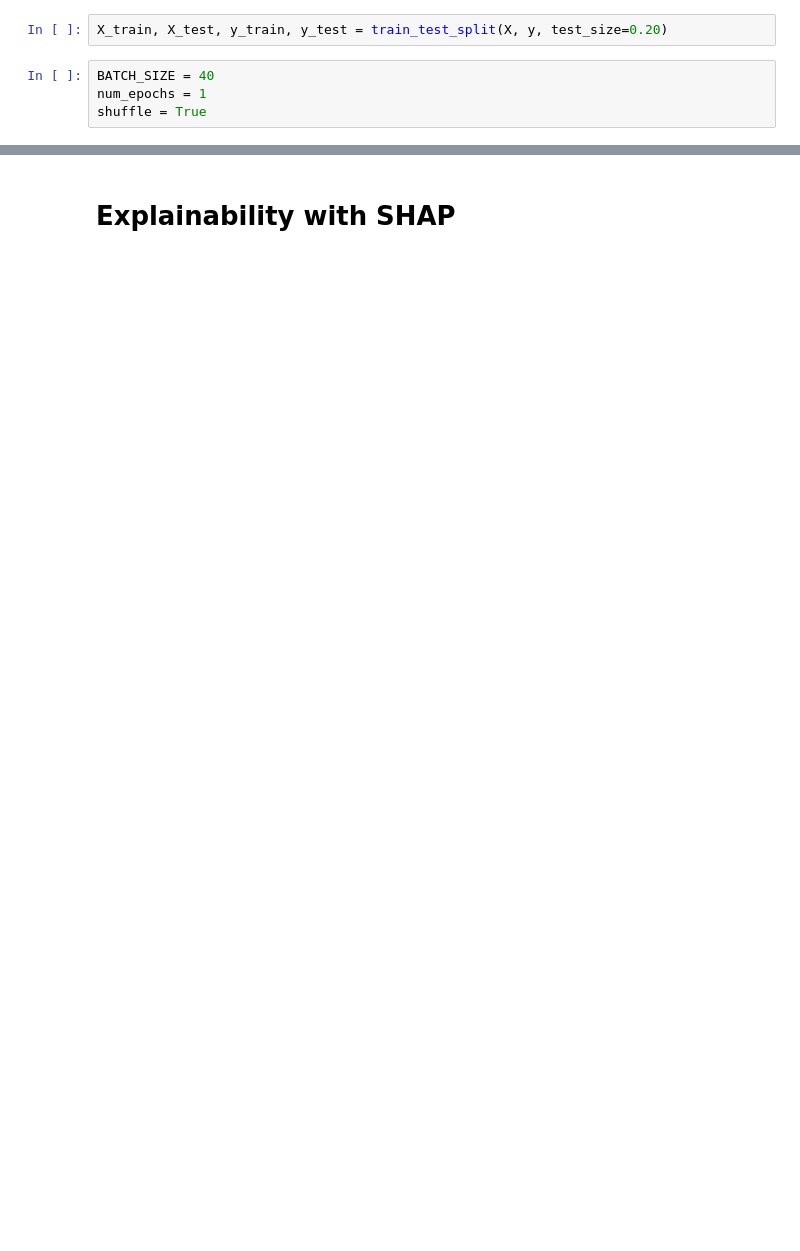
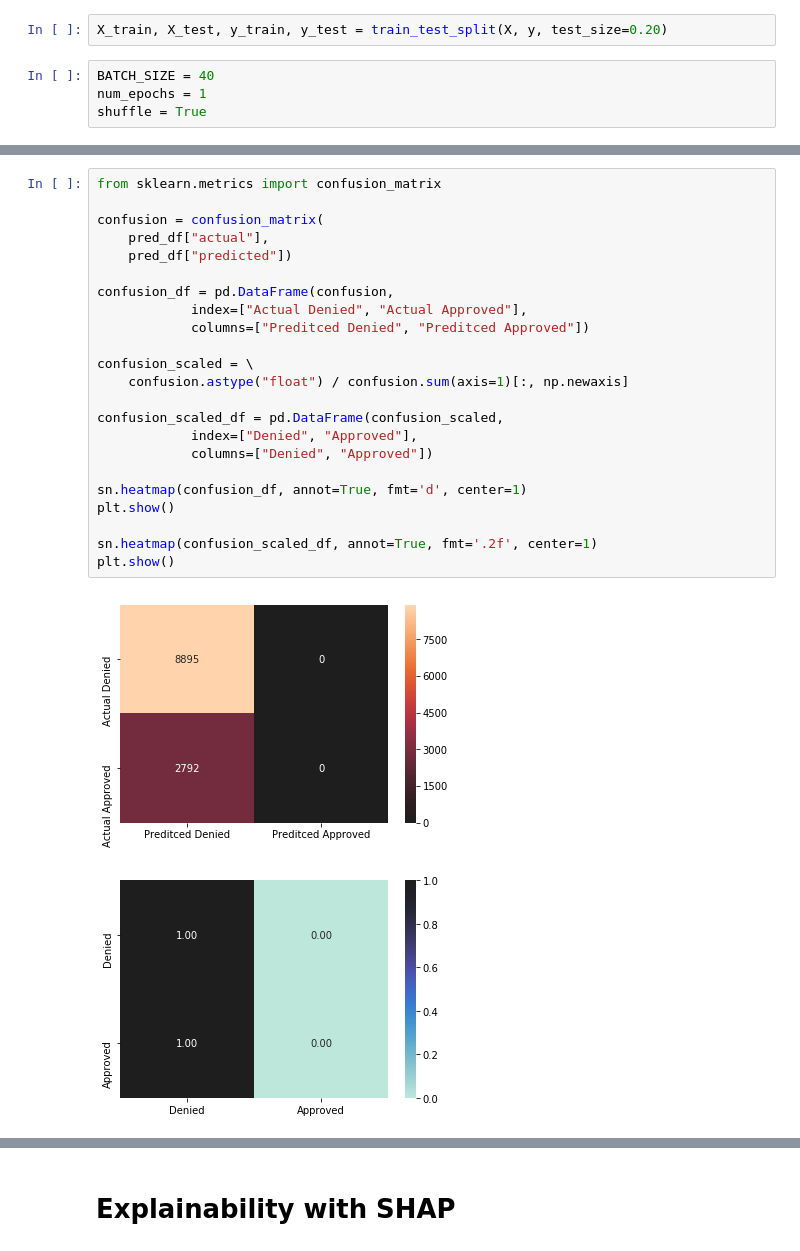
Before and after one commit to EthicalML/explainability-and-bias, a Jupyter notebook: Tensorflow+KERAS CENSUS-Short.ipynb, the cells around one changed output, grey strips where cells are left out. Drawn from its saved outputs; the diff is of its cells as text; blank space fills up the shorter version.

```diff
--- a/Tensorflow+KERAS CENSUS-Short.ipynb
+++ b/Tensorflow+KERAS CENSUS-Short.ipynb
@@ -213,0 +294,26 @@ INFO:tensorflow:Done running local_init_op.
+# %%
+from sklearn.metrics import confusion_matrix
+
+confusion = confusion_matrix(
+    pred_df["actual"],
+    pred_df["predicted"])
+
+confusion_df = pd.DataFrame(confusion,
+            index=["Actual Denied", "Actual Approved"],
+            columns=["Preditced Denied", "Preditced Approved"])
+
+confusion_scaled = \
+    confusion.astype("float") / confusion.sum(axis=1)[:, np.newaxis]
+
+confusion_scaled_df = pd.DataFrame(confusion_scaled,
+            index=["Denied", "Approved"],
+            columns=["Denied", "Approved"])
+
+sn.heatmap(confusion_df, annot=True, fmt='d', center=1)
+plt.show()
+
+sn.heatmap(confusion_scaled_df, annot=True, fmt='.2f', center=1)
+plt.show()
+# %% [output]
+[figure, added]
+[figure, added]
```
Also changed, not shown: parts of 48 cells of this notebook, 1 other file.
